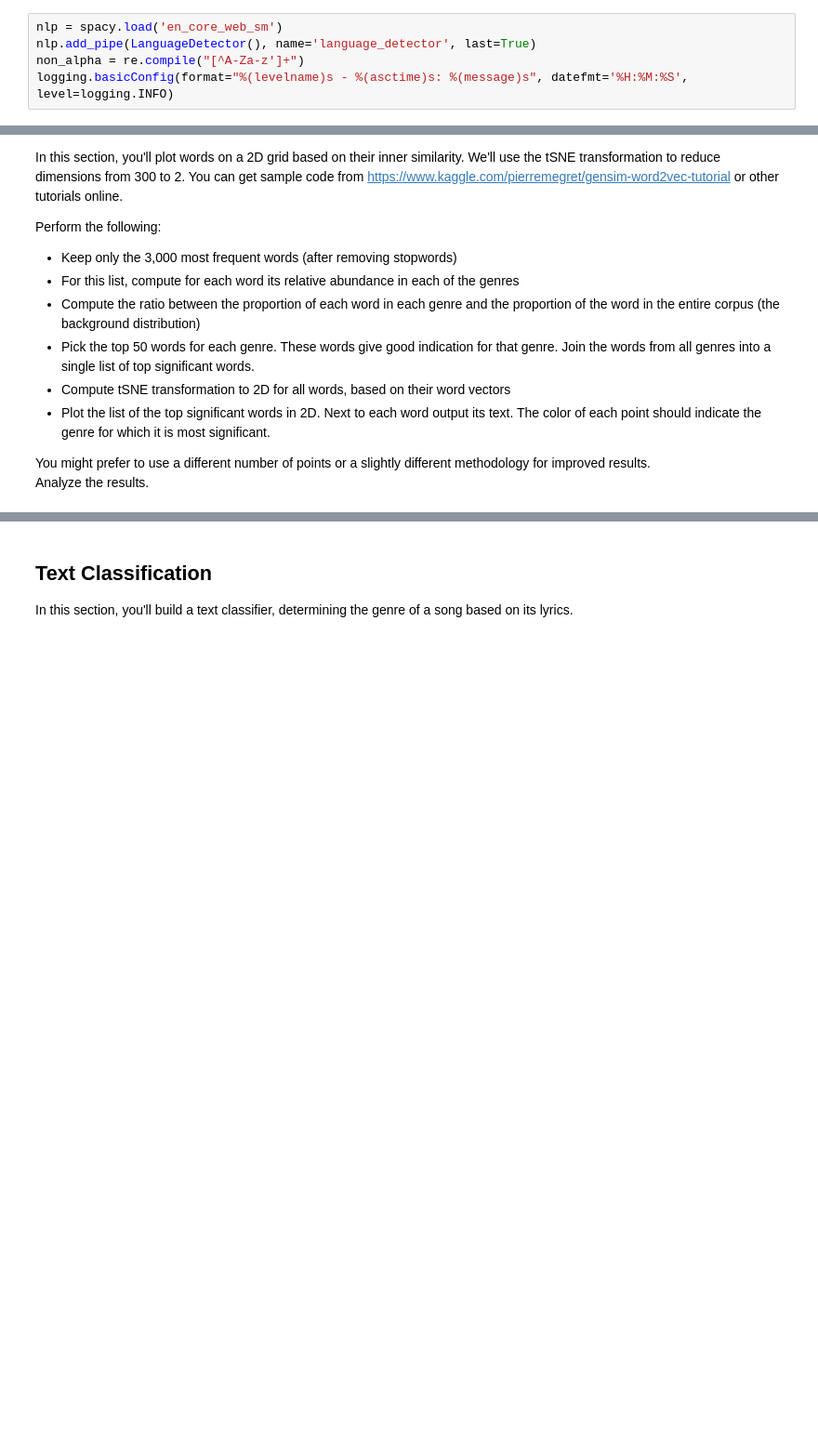
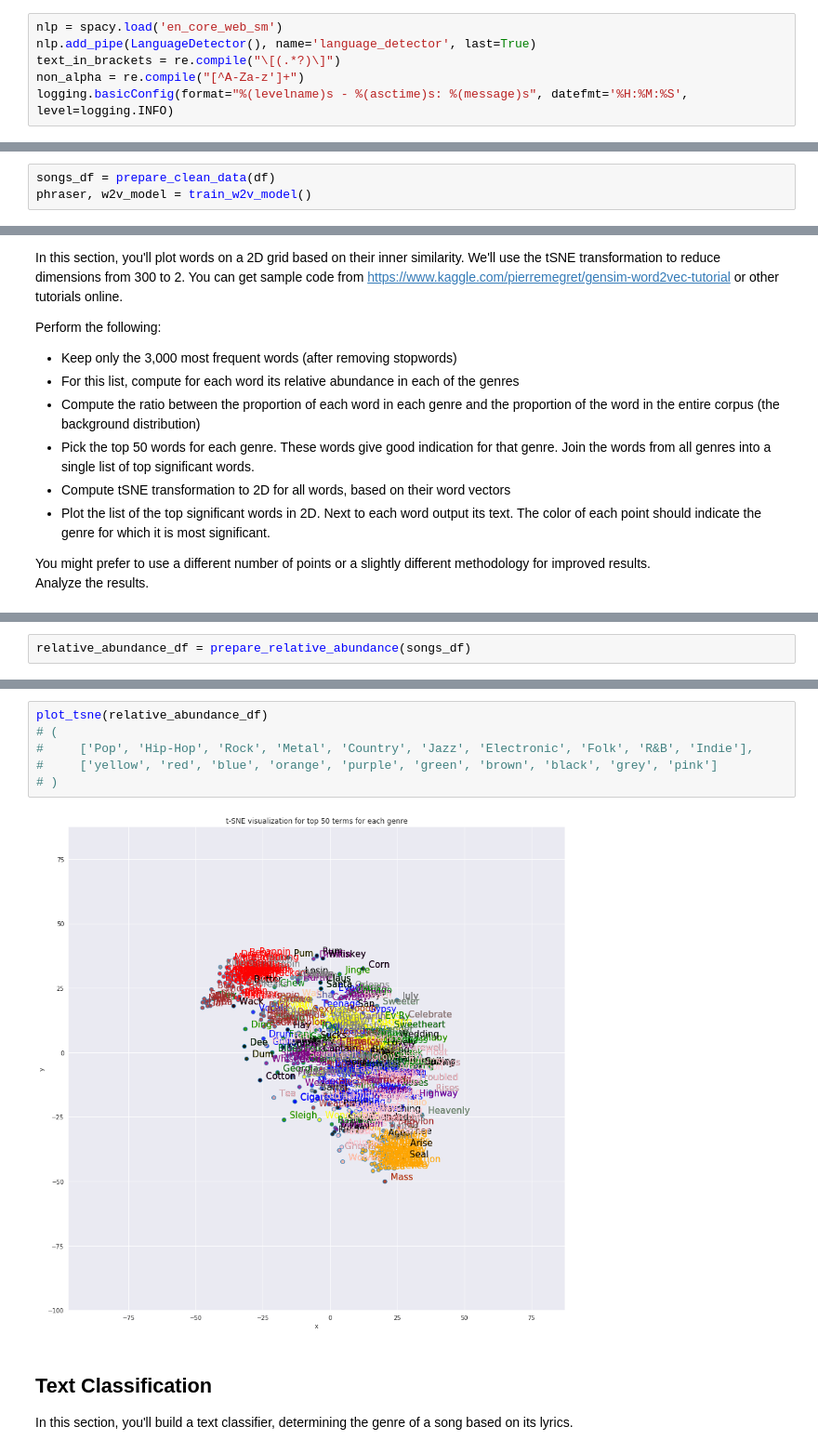
Before and after one commit to shereshevsky/Word-Embedding, a Jupyter notebook: DL_word_embedding_assignment.ipynb, the cells around one changed output, grey strips where cells are left out. Shown at 93% size. Cells and saved outputs as stored; diff of their text form; blank space fills up the shorter version.

Commit message:
embeddings training

```diff
--- a/DL_word_embedding_assignment.ipynb
+++ b/DL_word_embedding_assignment.ipynb
@@ -55,6 +55,7 @@ pd.set_option("display.width", 1000)
 # %%
 nlp = spacy.load('en_core_web_sm')
 nlp.add_pipe(LanguageDetector(), name='language_detector', last=True)
+text_in_brackets = re.compile("\[(.*?)\]")
 non_alpha = re.compile("[^A-Za-z']+")
 logging.basicConfig(format="%(levelname)s - %(asctime)s: %(message)s", datefmt='%H:%M:%S', level=logging.INFO)
 # %%
@@ -178,0 +378,3 @@ INFO - 17:33:20: loaded data/model_4/word2vec.model
+# %%
+songs_df = prepare_clean_data(df)
+phraser, w2v_model = train_w2v_model()
@@ -418,0 +497,2 @@ Name: Metal, dtype: float64
+# %%
+relative_abundance_df = prepare_relative_abundance(songs_df)
@@ -419,3 +529,11 @@ Name: Metal, dtype: float64
+# %%
+plot_tsne(relative_abundance_df)
+# (
+#     ['Pop', 'Hip-Hop', 'Rock', 'Metal', 'Country', 'Jazz', 'Electronic', 'Folk', 'R&B', 'Indie'],
+#     ['yellow', 'red', 'blue', 'orange', 'purple', 'green', 'brown', 'black', 'grey', 'pink']
+# )
+# %% [output]
+[figure, added]
 # %% [markdown]
 ## Text Classification
 In this section, you'll build a text classifier, determining the genre of a song based on its lyrics.
```
Also changed, not shown: parts of 40 cells of this notebook, 1 other file.
